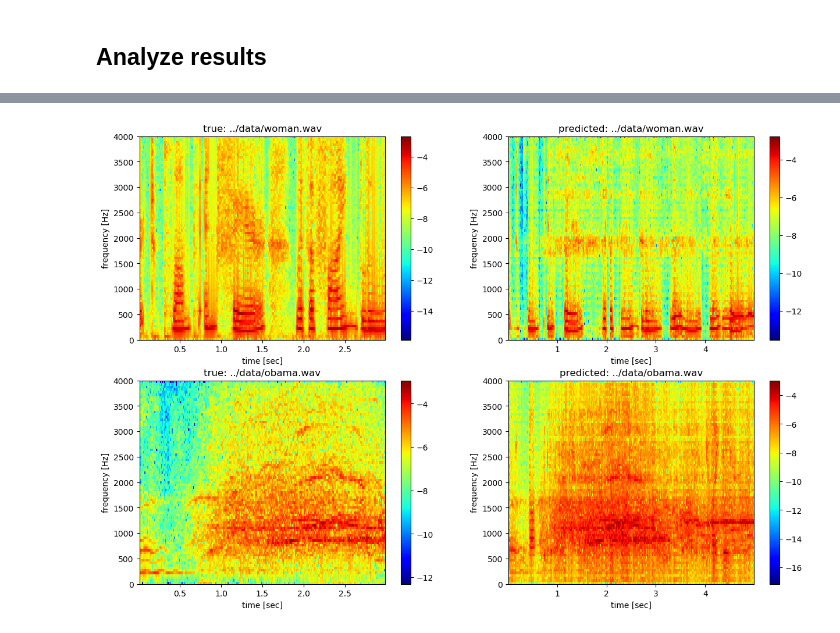
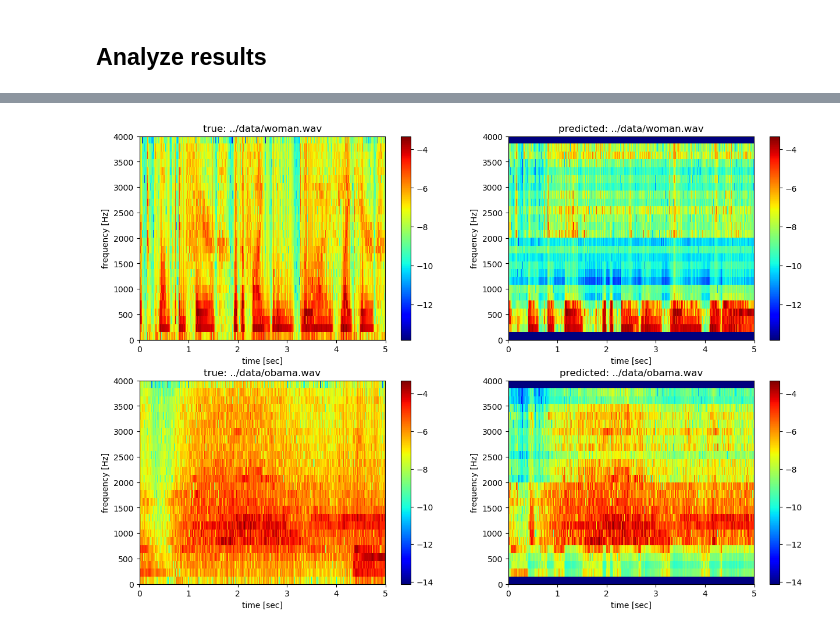
Before and after one commit to biaslab/SituatedSoundscaping, a Jupyter notebook: final/GSMM_modelling.ipynb, the cells around one changed output, grey strips where cells are left out. Drawn from its saved outputs; the diff is of its cells as text; code cells hidden in the pictures.

Commit message:
update GSMM

```diff
--- a/final/GSMM_modelling.ipynb
+++ b/final/GSMM_modelling.ipynb
@@ -55,9 +55,10 @@ normalization_method = "max"                   # specify method to use for norma
 # save folders
 folder_params = "inferred/GSMM_model"          # specify folder to save inferred values in (to save time when recomputing)
 folder_figures = "figures/GSMM_model"          # specify folder to save figures in
+folder_audio = "audio/GSMM_model"              # specify folder to save audio in
 
 # inference and modelling
-nr_clusters = [7,7]                            # number of clusters in GSMM (if you want to use 2 orders: see footnote below notebook)
+nr_clusters = [13,7]                           # number of clusters in GSMM (if you want to use 2 orders: see footnote below notebook)
 nr_freqs = 24                                  # number of frequencies in log-power domain (excluding DC and fs/2)
 overlap_train = 0.5                            # portion of overlap during training
 overlap_sep = 0.0                              # portion of overlap during source separation
@@ -80,7 +81,9 @@ freqs = abs.(FFTW.fftfreq(bufsize)[1:nr_freqs+2]*fs_desired)[2:end-1]
 # %%
 # create array for time signals and log-power signals
 signal = Array{Array{Float64,1},1}(undef, length(sound_files))
+signal_sep = Array{Array{Float64,1},1}(undef, length(sound_files))
 signal_z = Array{Array{Float64,2},1}(undef, length(sound_files))
+signal_sep_z = Array{Array{Float64,2},1}(undef, length(sound_files))
 
 # load signals, preprocess, crop and save
 for k = 1:length(sound_files)
@@ -120,7 +123,19 @@ for k = 1:length(sound_files)
     signal_tmp = signal_tmp[1*fs_tmp+1:(1+duration_sep)*fs_tmp]
 
     # preprocess signal and save
-    ymix = ymix + preprocess(signal_tmp, fs_tmp, fs_desired=fs_desired, normalization_method=normalization_method)
+    signal_sep[k] = preprocess(signal_tmp, fs_tmp, fs_desired=fs_desired, normalization_method=normalization_method)
+
+    # take windowed fft of signal
+    signal_tmp = FFTovertime(signal_sep[k], bufsize, bufsize-stepsize_sep, window)
+
+    # reduce fft
+    signal_tmp =  hcat(real.(signal_tmp[:,1]), 2*real.(signal_tmp[:,2:nr_freqs+1]), real.(signal_tmp[:,nr_freqs+2]), -real.(signal_tmp[:,1]), -2*imag.(signal_tmp[:,2:nr_freqs+1]), imag.(signal_tmp[:,nr_freqs+2]))
+
+    # get the log abs values
+    signal_sep_z[k] = log.(abs2.(signal_tmp[:,2:nr_freqs+1]) + abs2.(signal_tmp[:,nr_freqs+4:end-1]))
+
+    # preprocess signal and save
+    ymix = ymix + signal_sep[k]
 
 end
 
@@ -614,5 +581,13 @@ for n = 1:length(signal_s)
     end
     next!(p)
 end
+# %%
+# process predictions
+μ_predicted = Array{Array{Float64,1},1}(undef, length(sound_files))
+σ_predicted = Array{Array{Float64,1},1}(undef, length(sound_files))
+for k = 1:length(sound_files)
+    μ_predicted[k] = expand(μ_separated[k])
+    σ_predicted[k] = expand([sqrt.(diag(Σ_separated[k][ki])) for ki = 1:length(Σ_separated[k])])
+end
 # %% [markdown]
 ## Analyze results
@@ -677,22 +658,24 @@ UndefVarError: UndefVarError: t not defined
 # %%
 # create axes for subplots
 _, ax = plt.subplots(ncols=2, nrows=length(sound_files), figsize=(15, 5*(length(sound_files))))
 
 # loop through rows and fill them
 for k = 1:length(sound_files)
 
     # plot true spectrogram
-    plot_spectrogram(spectrogram(expand(signal[k]), 160, 80, fs=fs_desired), fs_desired, ax=ax[k,1], colorbar=true)
+    plot_spectrogram(spectrogram(expand(signal_sep[k]), bufsize, bufsize-stepsize_sep, fs=fs_desired), fs_desired, ax=ax[k,1], colorbar=true)
     ax[k,1].set_title("true: "*sound_files[k])
+    vrange = ax[k,1].get_images()[1].get_clim()
 
     # plot predicted spectrogram
-    plot_spectrogram(spectrogram(expand(μ_separated[k]), 160, 80, fs=fs_desired), fs_desired, ax=ax[k,2], colorbar=true)
+    plot_spectrogram(spectrogram(μ_predicted[k], bufsize, bufsize-stepsize_sep, fs=fs_desired), fs_desired, ax=ax[k,2], colorbar=true)
     ax[k,2].set_title("predicted: "*sound_files[k])
+    ax[k,2].get_images()[1].set_clim(vrange)
 
 end
 
 # save figure
-#filename_figures2 = folder_figures*"/GSMM_"*join([split(split(sound_files[k],"/")[end], ".")[1]*"_" for k=1:length(sound_files)])*string(nr_clusters, pad=2)*"_"*@sprintf("%.1E", γ_meas_sep)*".png"
-#plt.savefig(filename_figures2)
+filename_figures3 = folder_figures*"/GSMM_"*join([split(split(sound_files[k],"/")[end], ".")[1]*"_" for k=1:length(sound_files)])*join([string(nr_clusters[ki], pad=2)*"_" for ki=1:length(nr_clusters)])*string(nr_freqs, pad=2)*"_"*@sprintf("%.1E", Σ_meas_train)*"_"*@sprintf("%.1E", Σ_meas_sep)*".png"
+plt.savefig(filename_figures3)
 # %% [output]
-[figure, old version]
+[figure, new version]
```
Also changed, not shown: parts of 12 cells of this notebook, 47 other files.
